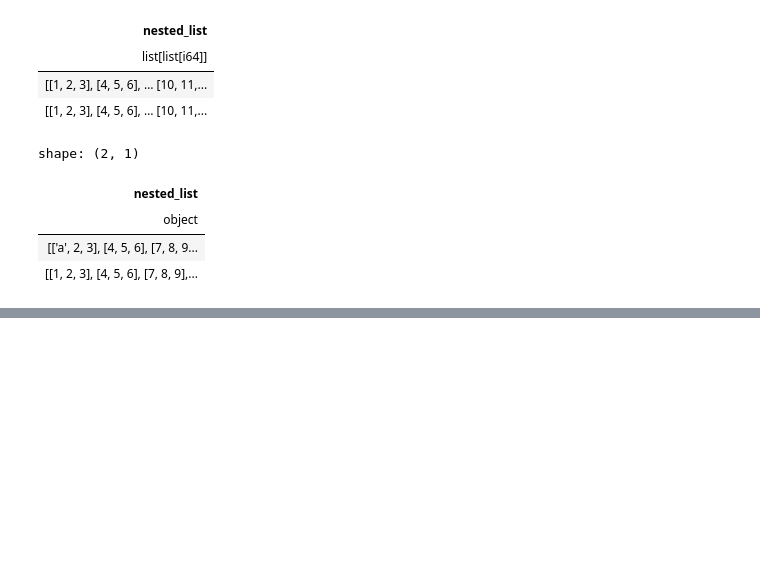
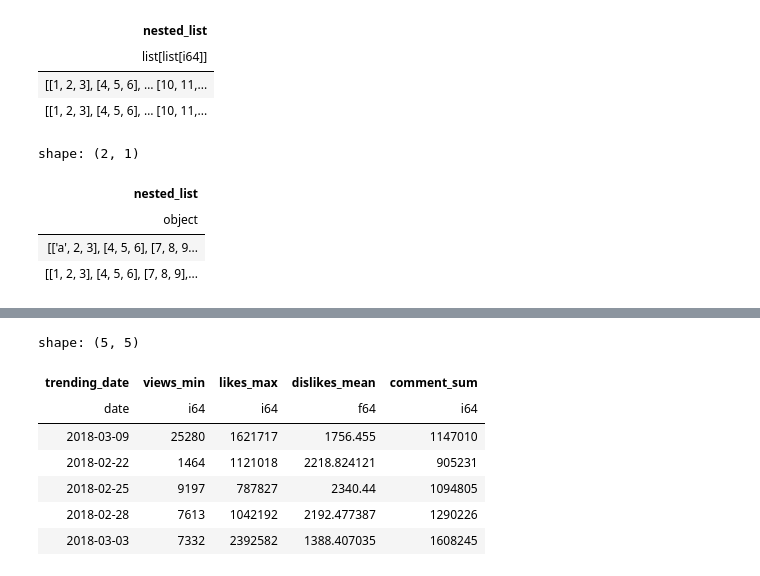
Before and after one commit to PacktPublishing/Polars-Cookbook, a Jupyter notebook: Chapter07/ch07.ipynb, the cells around one changed output, grey strips where cells are left out. Drawn from its saved outputs; the diff is of its cells as text; code cells hidden in the pictures; blank space fills up the shorter version.

```diff
--- a/Chapter07/ch07.ipynb
+++ b/Chapter07/ch07.ipynb
@@ -140,0 +185,20 @@ shape: (2, 1)
+# %%
+(
+    agg_df
+    .select(
+        'trending_date',
+        pl.col('views').list.min().alias('views_min'),
+        pl.col('likes').list.max().alias('likes_max'),
+        pl.col('dislikes').list.mean().alias('dislikes_mean'),
+        pl.col('comment_count').list.sum().alias('comment_sum'),
+    )
+).head()
+# %% [output]
+shape: (5, 5)
+| trending_date | views_min | likes_max | dislikes_mean | comment_sum |
+| date | i64 | i64 | f64 | i64 |
+| 2018-03-09 | 25280 | 1621717 | 1756.455 | 1147010 |
+| 2018-02-22 | 1464 | 1121018 | 2218.824121 | 905231 |
+| 2018-02-25 | 9197 | 787827 | 2340.44 | 1094805 |
+| 2018-02-28 | 7613 | 1042192 | 2192.477387 | 1290226 |
+| 2018-03-03 | 7332 | 2392582 | 1388.407035 | 1608245 |
```
Also changed, not shown: parts of 24 cells of this notebook.
